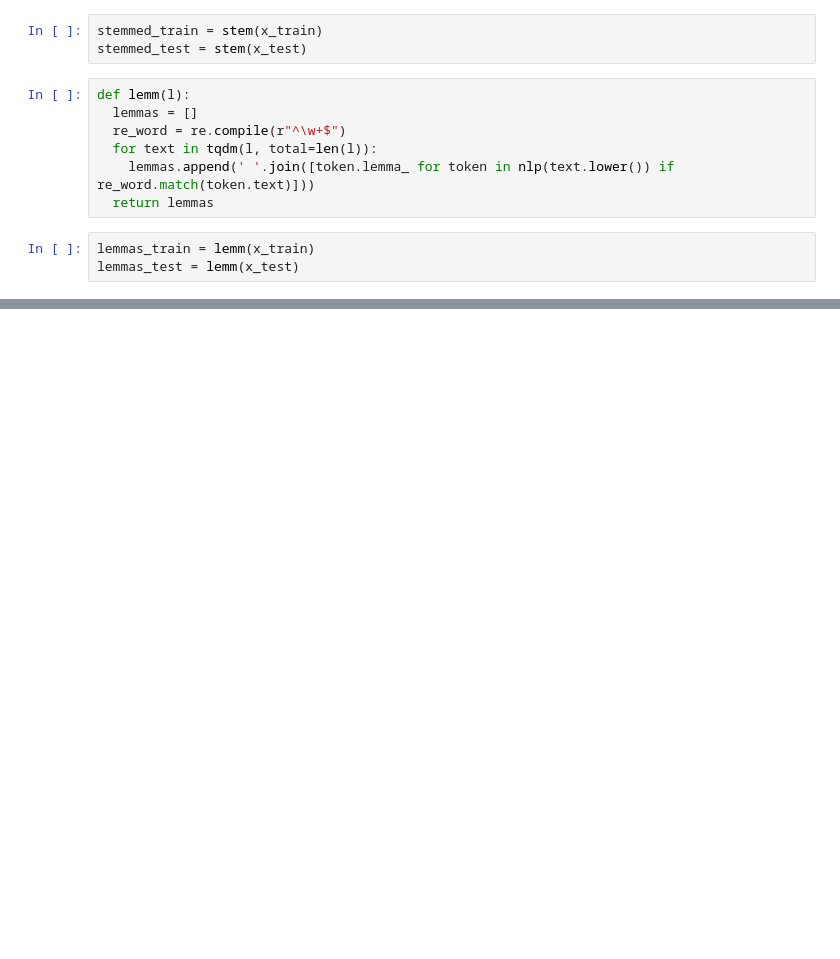
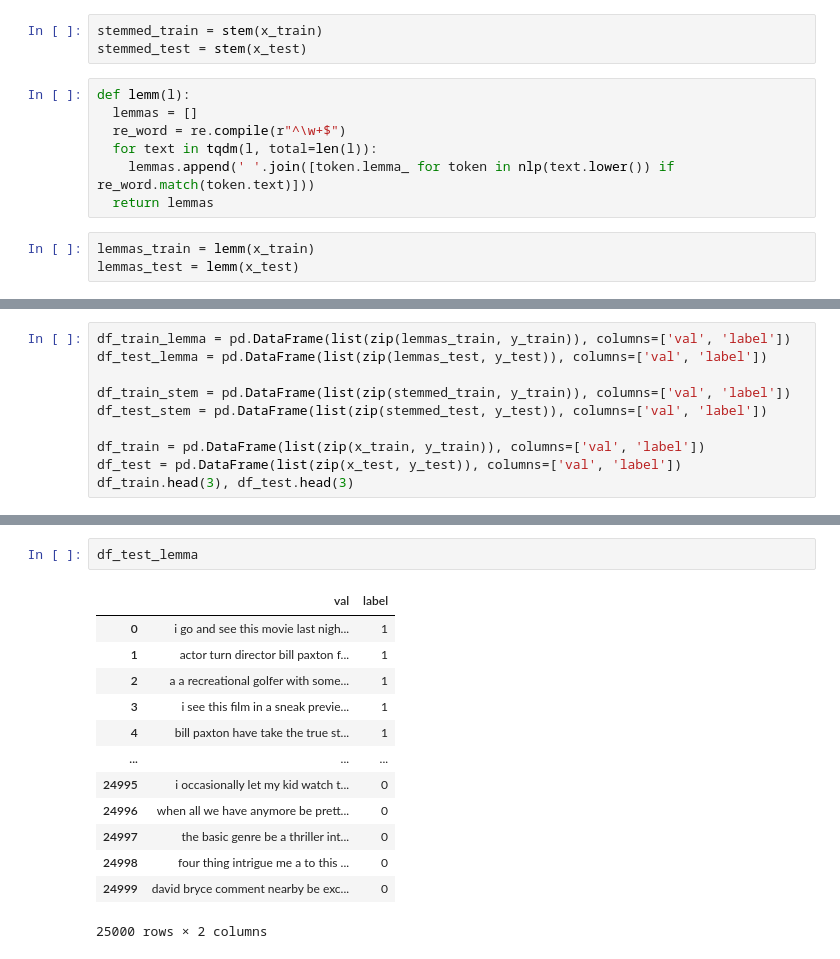
Before and after one commit to TheNizzo/SentimentAnalysis, a Jupyter notebook: naivebayes.ipynb, the cells around one changed output, grey strips where cells are left out. Drawn from its saved outputs; the diff is of its cells as text; blank space fills up the shorter version.

```diff
--- a/naivebayes.ipynb
+++ b/naivebayes.ipynb
@@ -79,0 +87,10 @@ vader_lexicon.txt.1 100%[===================>] 416.78K  --.-KB/s    in 0.03s
+# %%
+df_train_lemma = pd.DataFrame(list(zip(lemmas_train, y_train)), columns=['val', 'label'])
+df_test_lemma = pd.DataFrame(list(zip(lemmas_test, y_test)), columns=['val', 'label'])
+
+df_train_stem = pd.DataFrame(list(zip(stemmed_train, y_train)), columns=['val', 'label'])
+df_test_stem = pd.DataFrame(list(zip(stemmed_test, y_test)), columns=['val', 'label'])
+
+df_train = pd.DataFrame(list(zip(x_train, y_train)), columns=['val', 'label'])
+df_test = pd.DataFrame(list(zip(x_test, y_test)), columns=['val', 'label'])
+df_train.head(3), df_test.head(3)
@@ -174,0 +362,16 @@ accuracy
+# %%
+df_test_lemma
+# %% [output]
+|  | val | label |
+| 0 | i go and see this movie last nigh... | 1 |
+| 1 | actor turn director bill paxton f... | 1 |
+| 2 | a a recreational golfer with some... | 1 |
+| 3 | i see this film in a sneak previe... | 1 |
+| 4 | bill paxton have take the true st... | 1 |
+| ... | ... | ... |
+| 24995 | i occasionally let my kid watch t... | 0 |
+| 24996 | when all we have anymore be prett... | 0 |
+| 24997 | the basic genre be a thriller int... | 0 |
+| 24998 | four thing intrigue me a to this ... | 0 |
+| 24999 | david bryce comment nearby be exc... | 0 |
+25000 rows × 2 columns
```
Also changed, not shown: parts of 24 cells of this notebook.
